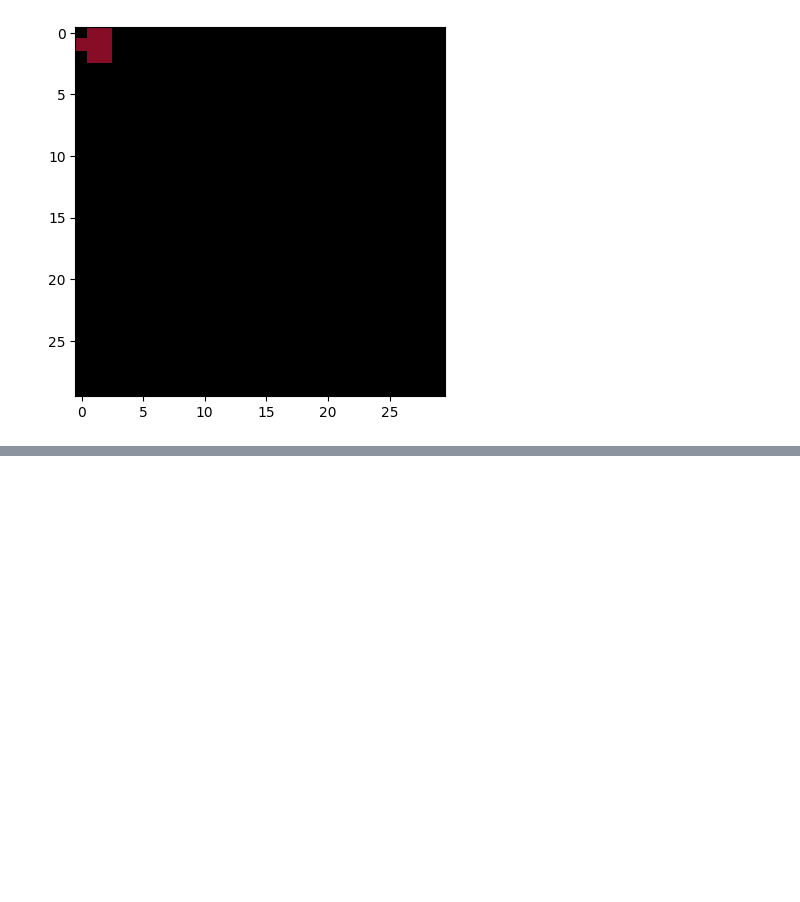
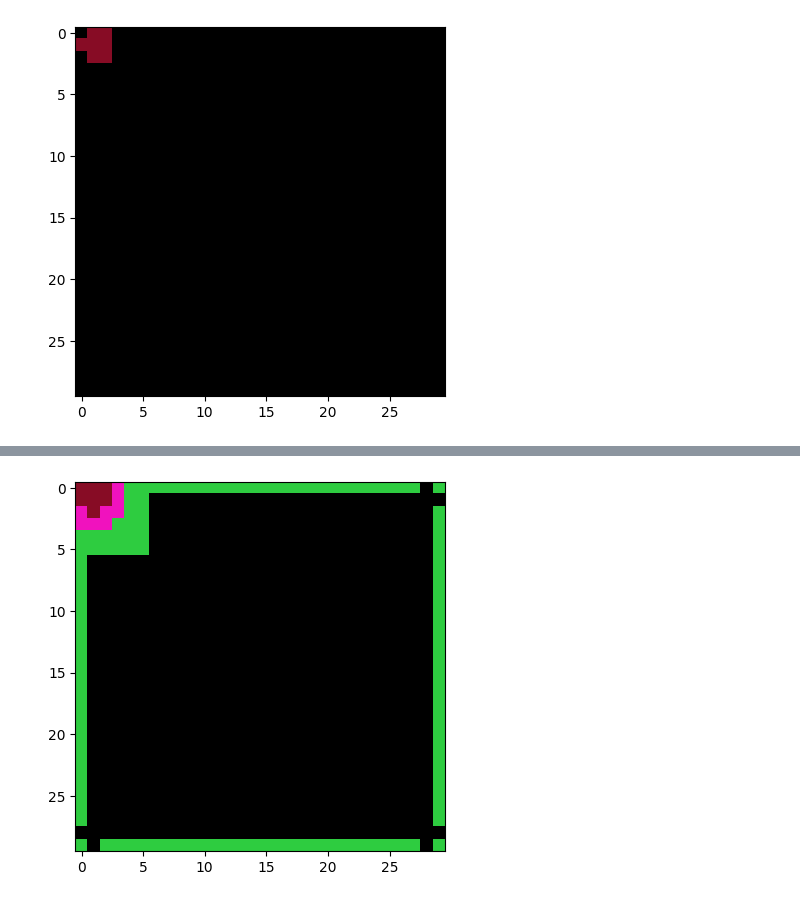
Before and after one commit to rageh-ai/ARC-ML-Challenge, a Jupyter notebook: notebook.ipynb, the cells around one changed output, grey strips where cells are left out. Saved outputs shown, nothing was run; the diff lists cells and outputs as text; code cells hidden in the pictures; blank space fills up the shorter version.

Commit message:
trained a GNN model + visualized some instances + created dataloader object for training

```diff
--- a/notebook.ipynb
+++ b/notebook.ipynb
@@ -125,3 +124,9 @@ X_train['test'] = X_train['test'].apply(create_data_object)
+# %%
+data_list = [create_data_object(row) for idx, row in X_train.iterrows()]
+# %%
+# Create a DataLoader
+batch_size = 100
+loader = DataLoader(data_list, batch_size=batch_size, shuffle=True)
 # %%
 X_train.head()
 # %% [output]
@@ -159,2 +169,6 @@ class GCN(nn.Module):
 
         return x
+# %%
+# Create the model and print it
+model = GCN(in_channels=1, hidden_channels=64, out_channels=1)
+print(model)
@@ -160,0 +181,25 @@ class GCN(nn.Module):
+# %%
+criterion = nn.MSELoss()
+optimizer = torch.optim.Adam(model.parameters(), lr=0.01)
+
+
+num_epochs = 100
+for epoch in range(num_epochs):
+    model.train()
+    total_loss = 0
+    for data in loader:
+        optimizer.zero_grad()
+        out = model(data)
+        loss = criterion(out, data.y)
+        loss.backward()
+        optimizer.step()
+        total_loss += loss.item()
+
+    print(f'Epoch [{epoch+1}/{num_epochs}], Loss: {total_loss/len(loader):.4f}')
+
+# Perform a forward pass after training
+model.eval()
+with torch.no_grad():
+    for data in loader:
+        out = model(data)
+        print(out)
@@ -160,0 +225,9 @@ class GCN(nn.Module):
+# %%
+instance = create_data_object(X_train.iloc[0])
+model.eval()
+with torch.no_grad():
+    out = model(instance).reshape(30,30)//1
+    plt.imshow(out, cmap=CMAP)
+    plt.show()
+# %% [output]
+[figure, added]
```
Also changed, not shown: parts of 8 cells of this notebook.
